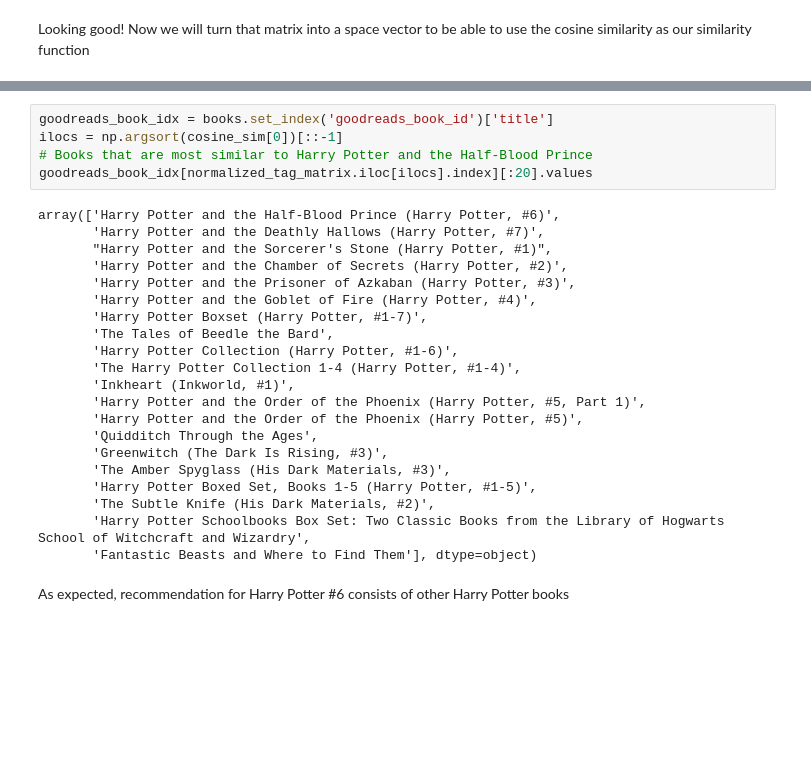
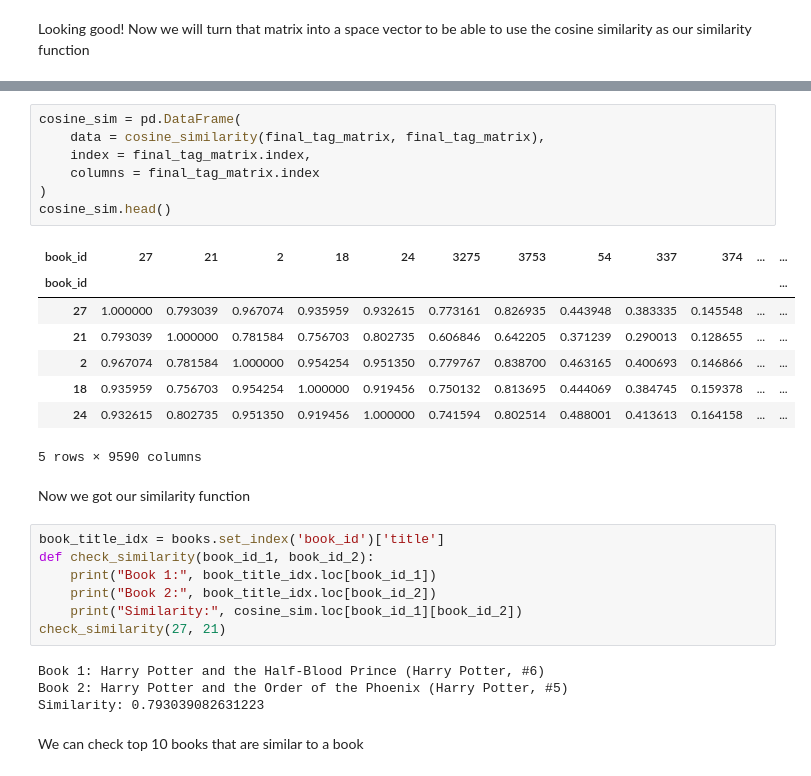
Before and after one commit to Hield/book-rec-web-app, a Jupyter notebook: api/models/6. Exploring the tags and book_tags datasets. Making a similarity function..ipynb, the cells around one changed output, grey strips where cells are left out. Drawn from its saved outputs; the diff is of its cells as text; blank space fills up the shorter version.

```diff
--- a/api/models/6. Exploring the tags and book_tags datasets. Making a similarity function..ipynb
+++ b/api/models/6. Exploring the tags and book_tags datasets. Making a similarity function..ipynb
@@ -401,28 +415,31 @@ array([[1.        , 0.79303908, 0.96707419, ..., 0.3973488 , 0.16584257,
-# %%
-goodreads_book_idx = books.set_index('goodreads_book_id')['title']
-ilocs = np.argsort(cosine_sim[0])[::-1]
-# Books that are most similar to Harry Potter and the Half-Blood Prince
-goodreads_book_idx[normalized_tag_matrix.iloc[ilocs].index][:20].values
-# %% [output]
-array(['Harry Potter and the Half-Blood Prince (Harry Potter, #6)',
-       'Harry Potter and the Deathly Hallows (Harry Potter, #7)',
-       "Harry Potter and the Sorcerer's Stone (Harry Potter, #1)",
-       'Harry Potter and the Chamber of Secrets (Harry Potter, #2)',
-       'Harry Potter and the Prisoner of Azkaban (Harry Potter, #3)',
-       'Harry Potter and the Goblet of Fire (Harry Potter, #4)',
-       'Harry Potter Boxset (Harry Potter, #1-7)',
-       'The Tales of Beedle the Bard',
-       'Harry Potter Collection (Harry Potter, #1-6)',
-       'The Harry Potter Collection 1-4 (Harry Potter, #1-4)',
-       'Inkheart (Inkworld, #1)',
-       'Harry Potter and the Order of the Phoenix (Harry Potter, #5, Part 1)',
-       'Harry Potter and the Order of the Phoenix (Harry Potter, #5)',
-       'Quidditch Through the Ages',
-       'Greenwitch (The Dark Is Rising, #3)',
-       'The Amber Spyglass (His Dark Materials, #3)',
-       'Harry Potter Boxed Set, Books 1-5 (Harry Potter, #1-5)',
-       'The Subtle Knife (His Dark Materials, #2)',
-       'Harry Potter Schoolbooks Box Set: Two Classic Books from the Library of Hogwarts School of Witchcraft and Wizardry',
-       'Fantastic Beasts and Where to Find Them'], dtype=object)
-# %% [markdown]
-As expected, recommendation for Harry Potter #6 consists of other Harry Potter books
+# %%
+cosine_sim = pd.DataFrame(
+    data = cosine_similarity(final_tag_matrix, final_tag_matrix),
+    index = final_tag_matrix.index,
+    columns = final_tag_matrix.index
+)
+cosine_sim.head()
+# %% [output]
+| book_id | 27 | 21 | 2 | 18 | 24 | 3275 | 3753 | 54 | 337 | 374 | ... | ... |
+| book_id |  |  |  |  |  |  |  |  |  |  |  | ... |
+| 27 | 1.000000 | 0.793039 | 0.967074 | 0.935959 | 0.932615 | 0.773161 | 0.826935 | 0.443948 | 0.383335 | 0.145548 | ... | ... |
+| 21 | 0.793039 | 1.000000 | 0.781584 | 0.756703 | 0.802735 | 0.606846 | 0.642205 | 0.371239 | 0.290013 | 0.128655 | ... | ... |
+| 2 | 0.967074 | 0.781584 | 1.000000 | 0.954254 | 0.951350 | 0.779767 | 0.838700 | 0.463165 | 0.400693 | 0.146866 | ... | ... |
+| 18 | 0.935959 | 0.756703 | 0.954254 | 1.000000 | 0.919456 | 0.750132 | 0.813695 | 0.444069 | 0.384745 | 0.159378 | ... | ... |
+| 24 | 0.932615 | 0.802735 | 0.951350 | 0.919456 | 1.000000 | 0.741594 | 0.802514 | 0.488001 | 0.413613 | 0.164158 | ... | ... |
+5 rows × 9590 columns
+# %% [markdown]
+Now we got our similarity function
+# %%
+book_title_idx = books.set_index('book_id')['title']
+def check_similarity(book_id_1, book_id_2):
+    print("Book 1:", book_title_idx.loc[book_id_1])
+    print("Book 2:", book_title_idx.loc[book_id_2])
+    print("Similarity:", cosine_sim.loc[book_id_1][book_id_2])
+check_similarity(27, 21)
+# %% [output]
+Book 1: Harry Potter and the Half-Blood Prince (Harry Potter, #6)
+Book 2: Harry Potter and the Order of the Phoenix (Harry Potter, #5)
+Similarity: 0.793039082631223
+# %% [markdown]
+We can check top 10 books that are similar to a book
```
Also changed, not shown: parts of 19 cells of this notebook, 1 other file.
